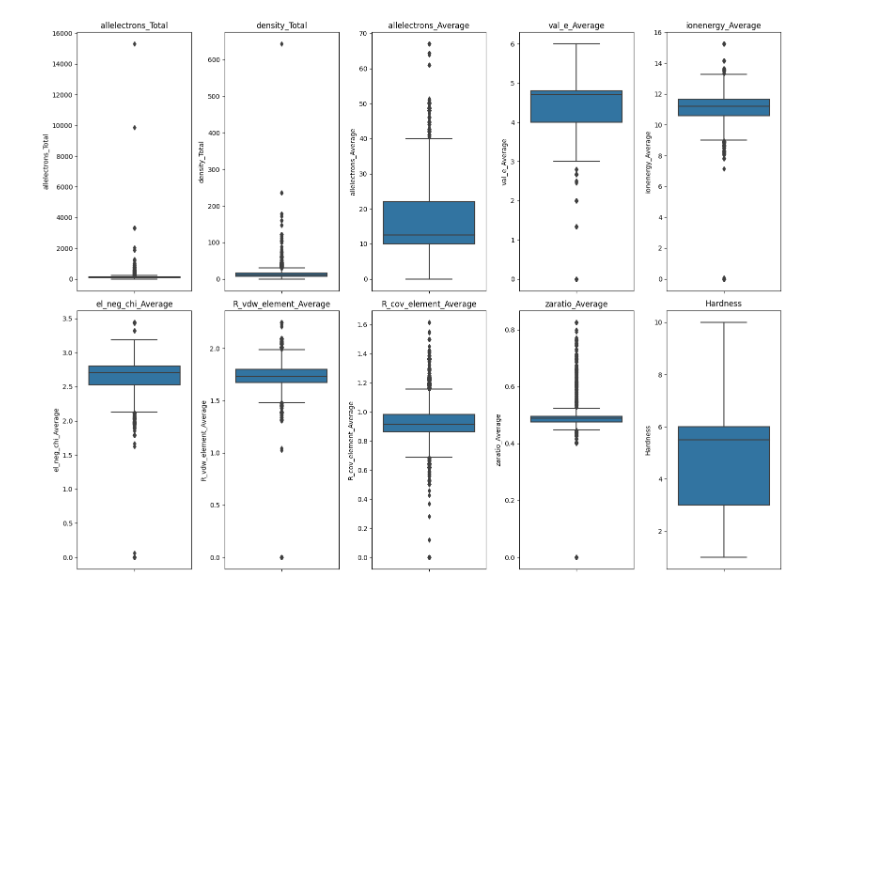
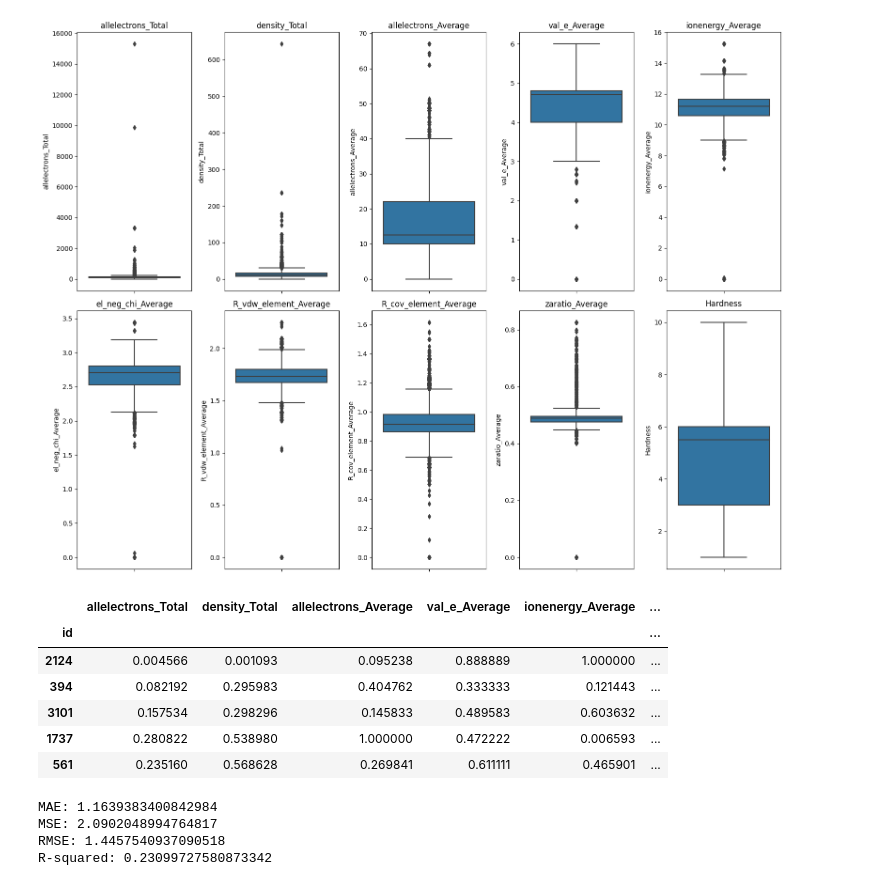
Before and after one commit to M1kE01/s3e25_kaggle, a Jupyter notebook: s3e25.ipynb, the cells around one changed output. Cells and saved outputs as stored; diff of their text form; code cells hidden in the pictures; blank space fills up the shorter version.

Commit message:
Adding models

```diff
--- a/s3e25.ipynb
+++ b/s3e25.ipynb
@@ -128,4 +126,56 @@ winsorize(, inplace=True)
 from sklearn.preprocessing import MinMaxScaler
 from sklearn.model_selection import train_test_split
 
+X = data.iloc[:, :-1]
+y = data.iloc[:, -1]
+y.head()
+
 X_train, X_test, y_train, y_test = train_test_split(X, y, train_size=0.8, random_state=42)
+# %%
+# Initialize the scaler
+scaler = MinMaxScaler()
+
+# Fit the scaler on the training data and transform the training data
+X_train_scaled = scaler.fit_transform(X_train)
+
+# Transform the test data
+X_test_scaled = scaler.transform(X_test)
+
+# Convert the scaled arrays back into pandas DataFrames
+X_train_scaled = pd.DataFrame(X_train_scaled, columns=X_train.columns, index=X_train.index)
+X_test_scaled = pd.DataFrame(X_test_scaled, columns=X_test.columns, index=X_test.index)
+# %%
+X_train_scaled.head()
+# %% [output]
+|  | allelectrons_Total | density_Total | allelectrons_Average | val_e_Average | ionenergy_Average | ... |
+| id |  |  |  |  |  | ... |
+| 2124 | 0.004566 | 0.001093 | 0.095238 | 0.888889 | 1.000000 | ... |
+| 394 | 0.082192 | 0.295983 | 0.404762 | 0.333333 | 0.121443 | ... |
+| 3101 | 0.157534 | 0.298296 | 0.145833 | 0.489583 | 0.603632 | ... |
+| 1737 | 0.280822 | 0.538980 | 1.000000 | 0.472222 | 0.006593 | ... |
+| 561 | 0.235160 | 0.568628 | 0.269841 | 0.611111 | 0.465901 | ... |
+# %%
+from sklearn.linear_model import LinearRegression
+from sklearn.metrics import mean_absolute_error, mean_squared_error, r2_score
+
+model = LinearRegression()
+model.fit(X_train_scaled, y_train)
+
+# Making predictions
+y_pred = model.predict(X_test_scaled)
+
+# Evaluating the model
+mae = mean_absolute_error(y_test, y_pred)
+mse = mean_squared_error(y_test, y_pred)
+rmse = mean_squared_error(y_test, y_pred, squared=False)
+r2 = r2_score(y_test, y_pred)
+
+print(f'MAE: {mae}')
+print(f'MSE: {mse}')
+print(f'RMSE: {rmse}')
+print(f'R-squared: {r2}')
+# %% [output]
+MAE: 1.1639383400842984
+MSE: 2.0902048994764817
+RMSE: 1.4457540937090518
+R-squared: 0.23099727580873342
```
Also changed, not shown: parts of 3 cells of this notebook.
